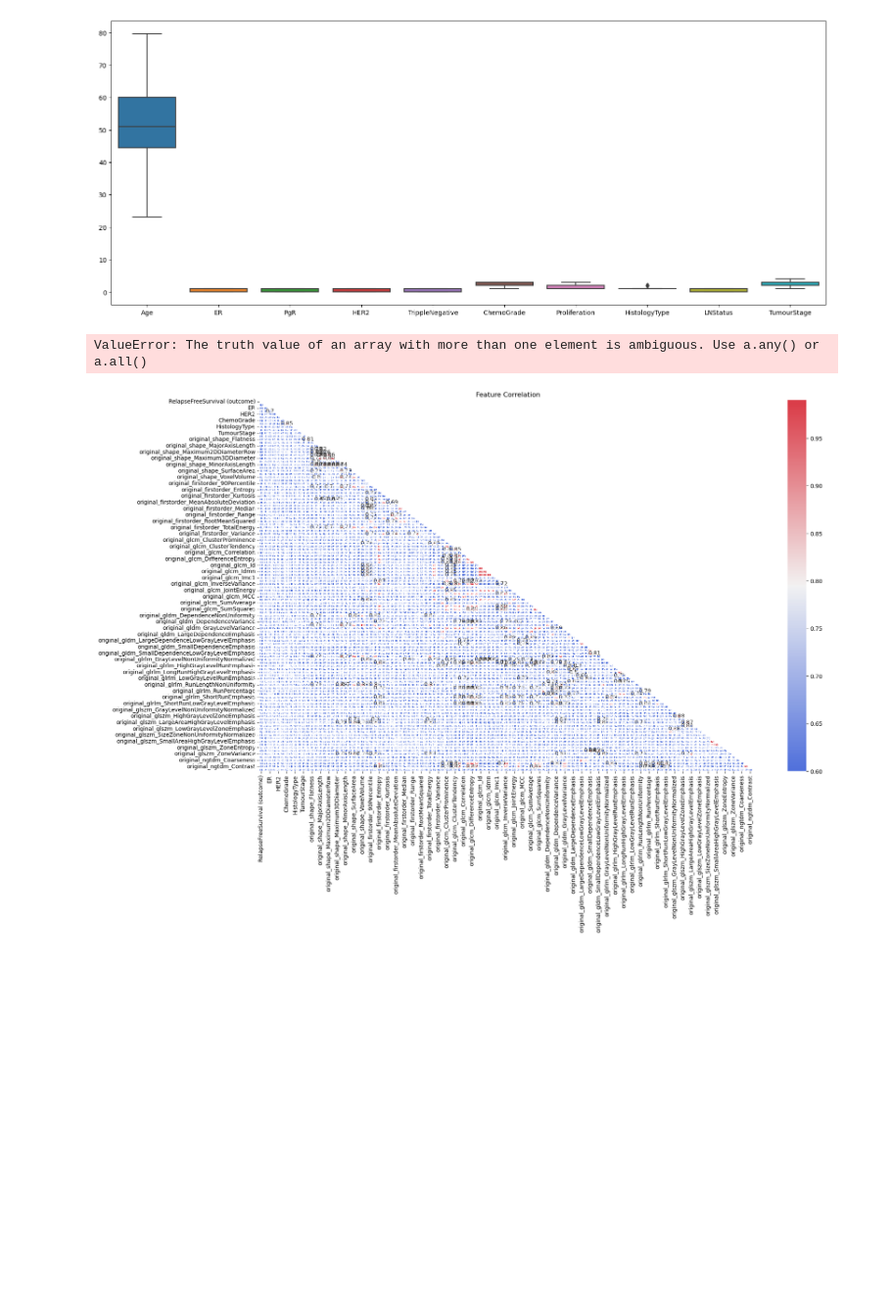
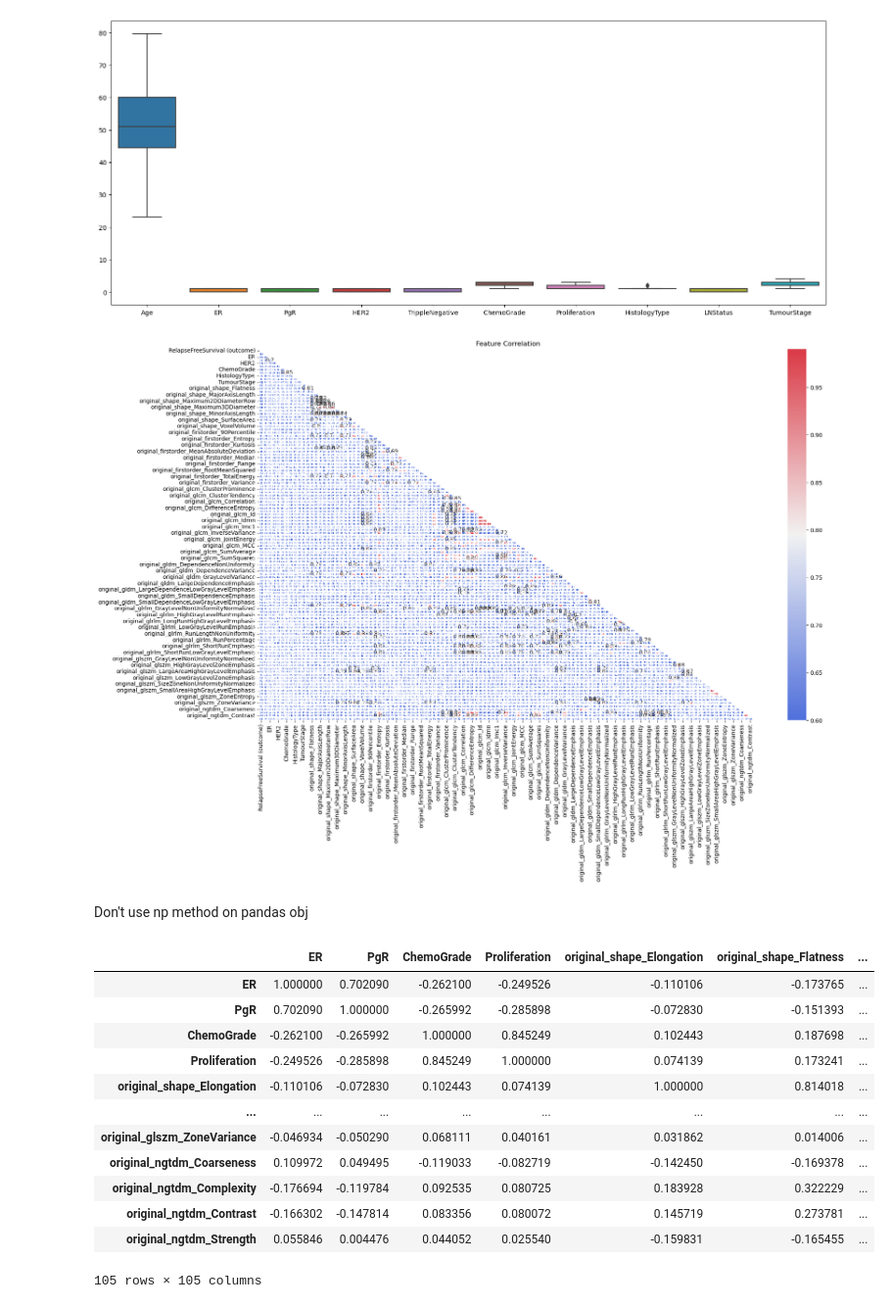
Before and after one commit to Emilyhelin/machine-learning, a Jupyter notebook: cw2DataPreprocessing+Feature Selection.ipynb, the cells around one changed output. Shown at 98% size. Cells and saved outputs as stored; diff of their text form; code cells hidden in the pictures; blank space fills up the shorter version.

```diff
--- a/cw2DataPreprocessing+Feature Selection.ipynb
+++ b/cw2DataPreprocessing+Feature Selection.ipynb
@@ -135,20 +135,7 @@ cmap = sns.diverging_palette(260, 10, as_cmap=True)
 # Draw the heatmap with the mask and correct aspect ratio
 sns.heatmap(corrMatt, vmin= val_min,vmax=val_max, square=False, cmap=cmap, mask=mask,
 ax=ax, annot=True, fmt='.2g', linewidths=1);
-#delete columns where all elements don't fulfill the conditions
-ind_x=np.where(np.all(np.logical_or(corrMatt<val_min,corrMatt>val_max),axis=0))
-corrMatt = np.delete(corrMatt, ind_x,1)
-#update x labels
-map_labels_x=[item for i,item in enumerate(labels) if i not in ind_x]
-#delete rows where all elements don'r fulfill the conditions
-
-ind_y= np.where(np.all(np.logical_or(corrMatt<val_min,corrMatt>val_max),axis=1))
-corrMatt=np.delete(corrMatt,ind_y,0)
-#update y labels
-map_labels_y=[item for i, item in enumerate(labels)if i not in ind_y]
-h2= sns.heatmap(corrMatt,xticklabels=map_labels_x,yticklabels=map_labels_y,
-                vmin=val_min,vmax=val_max,cmap=cmap,ax=ax, annot=True,
-                fmt='.2g',linewidths=1.0)
 # %% [output]
-ValueError: The truth value of an array with more than one element is ambiguous. Use a.any() or a.all()
 [figure]
+# %% [markdown]
+Don't use np method on pandas obj
@@ -154,0 +157,41 @@ ValueError: The truth value of an array with more than one element is ambiguous.
+# %%
+import pandas as pd
+
+# Assuming corrMatt is a Pandas DataFrame
+# For instance, let's say corrMatt is defined as follows:
+# corrMatt = pd.DataFrame(...) # Replace with your actual data
+
+val_min = 0.6
+val_max = 0.99
+
+mask = (corrMatt < val_min) | (corrMatt > val_max)
+ind_x = mask.all(axis=0)
+
+# Find columns to drop
+mask_cols = (corrMatt < val_min) | (corrMatt > val_max)
+columns_to_drop = mask_cols.all(axis=0)
+columns_to_drop = columns_to_drop[columns_to_drop].index.tolist()
+
+# Find rows to drop
+mask_rows = (corrMatt < val_min) | (corrMatt > val_max)
+rows_to_drop = mask_rows.all(axis=1)
+rows_to_drop = rows_to_drop[rows_to_drop].index.tolist()
+
+# Drop both rows and columns
+corrMatt_dropped = corrMatt.drop(index=rows_to_drop, columns=columns_to_drop)
+
+corrMatt_dropped
+# %% [output]
+|  | ER | PgR | ChemoGrade | Proliferation | original_shape_Elongation | original_shape_Flatness | ... |
+| ER | 1.000000 | 0.702090 | -0.262100 | -0.249526 | -0.110106 | -0.173765 | ... |
+| PgR | 0.702090 | 1.000000 | -0.265992 | -0.285898 | -0.072830 | -0.151393 | ... |
+| ChemoGrade | -0.262100 | -0.265992 | 1.000000 | 0.845249 | 0.102443 | 0.187698 | ... |
+| Proliferation | -0.249526 | -0.285898 | 0.845249 | 1.000000 | 0.074139 | 0.173241 | ... |
+| original_shape_Elongation | -0.110106 | -0.072830 | 0.102443 | 0.074139 | 1.000000 | 0.814018 | ... |
+| ... | ... | ... | ... | ... | ... | ... | ... |
+| original_glszm_ZoneVariance | -0.046934 | -0.050290 | 0.068111 | 0.040161 | 0.031862 | 0.014006 | ... |
+| original_ngtdm_Coarseness | 0.109972 | 0.049495 | -0.119033 | -0.082719 | -0.142450 | -0.169378 | ... |
+| original_ngtdm_Complexity | -0.176694 | -0.119784 | 0.092535 | 0.080725 | 0.183928 | 0.322229 | ... |
+| original_ngtdm_Contrast | -0.166302 | -0.147814 | 0.083356 | 0.080072 | 0.145719 | 0.273781 | ... |
+| original_ngtdm_Strength | 0.055846 | 0.004476 | 0.044052 | 0.025540 | -0.159831 | -0.165455 | ... |
+105 rows × 105 columns
```
Also changed, not shown: parts of 1 cell of this notebook.
